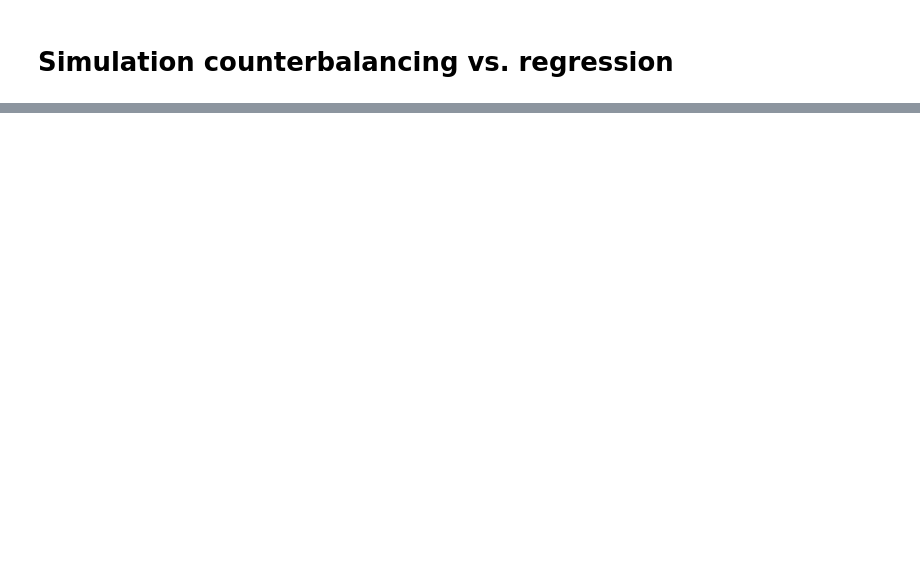
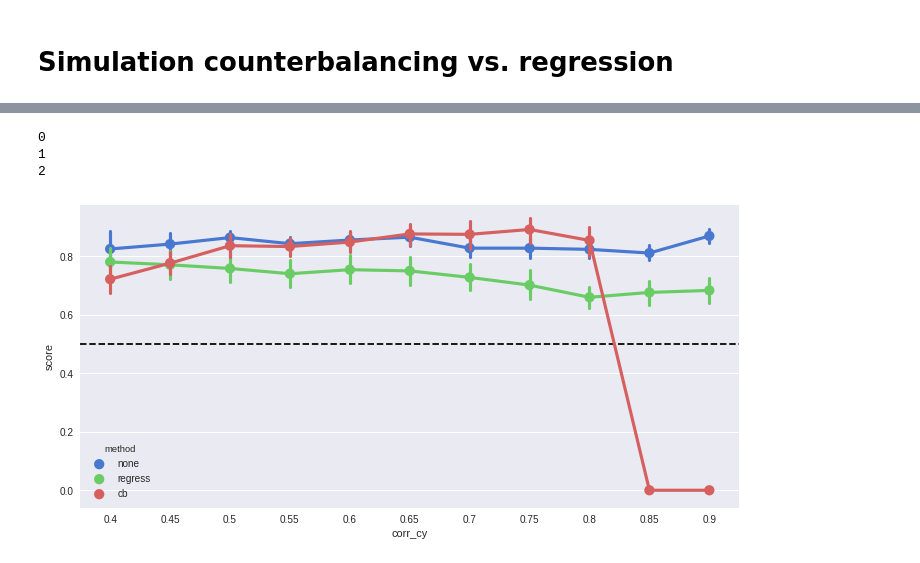
Before and after one commit to lukassnoek/MVCA, a Jupyter notebook: analyses/simulation/simulation_counterbalancing_vs_regression.ipynb, the cells around one changed output, grey strips where cells are left out. Cells and saved outputs as stored; diff of their text form; code cells hidden in the pictures; blank space fills up the shorter version.

```diff
--- a/analyses/simulation/simulation_counterbalancing_vs_regression.ipynb
+++ b/analyses/simulation/simulation_counterbalancing_vs_regression.ipynb
@@ -221,0 +322,32 @@ KeyboardInterrupt:
+# %%
+n_splits = 10
+permutations = 3
+
+pipeline = Pipeline([('scaler', StandardScaler()),
+                     ('clf', SVC(kernel='linear'))])
+
+data_args = dict(n_samp=240, k_feat=5, c_type='categorical', corr_cy=None,
+                 signal_r2=0.1, confound_r2=0.1, verbose=False)
+
+results = []
+for perm in np.arange(permutations):
+    print(perm)
+    for corr_cy in np.linspace(0.4, 0.9, 11):
+
+        data_args.update(corr_cy=corr_cy)
+        X, y, c = generate_data(**data_args)
+        results.append(run_without_confound_control(X, y, c, pipeline, n_splits, data_args))
+        results.append(run_with_confound_regression(X, y, c, pipeline, n_splits, data_args))
+        results.append(run_with_counterbalancing(X, y, c, pipeline, n_splits, data_args))
+
+sns.set(font_scale=1)
+df = pd.concat(results)
+g = sns.factorplot(x='corr_cy', y='score', hue='method', data=df, size=5, aspect=2, legend_out=False,
+                   palette="muted", legend=True)
+plt.axhline(0.5, c='black', ls='--')
+plt.show()
+# %% [output]
+0
+1
+2
+[figure, added]
```
Also changed, not shown: parts of 20 cells of this notebook, 1 other file.
